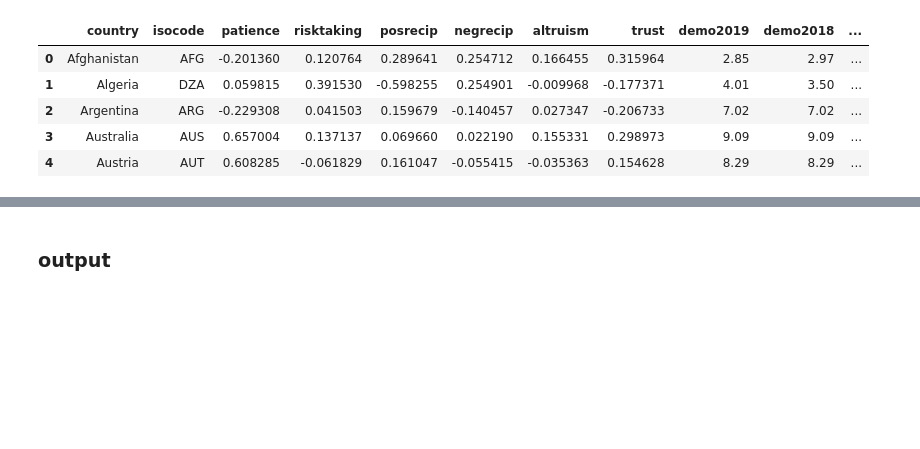
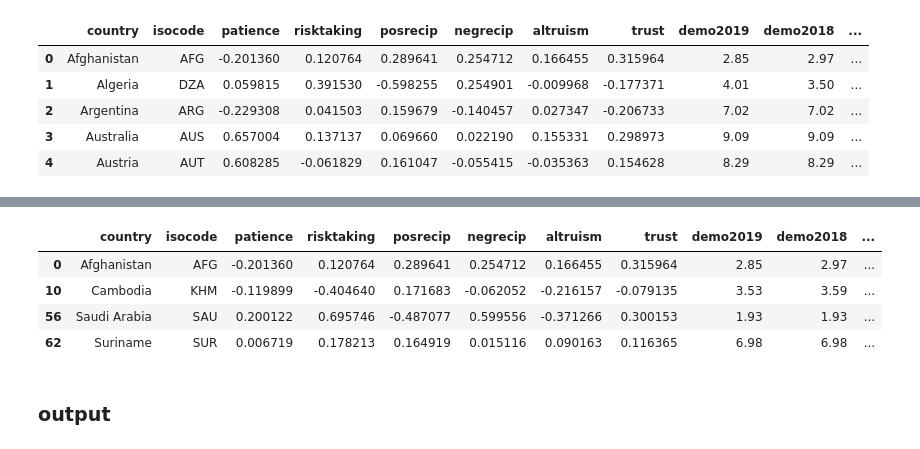
Before and after one commit to amanda8412383/research-module, a Jupyter notebook: cleaning.ipynb, the cells around one changed output, grey strips where cells are left out. Saved outputs shown, nothing was run; the diff lists cells and outputs as text; code cells hidden in the pictures; blank space fills up the shorter version.

```diff
--- a/cleaning.ipynb
+++ b/cleaning.ipynb
@@ -306,0 +314,9 @@ df_add_aid.head()
+# %%
+OECD = ['Austria', 'Belgium', 'Czech Republic', 'Denmark', 'Estonia', 'Finland', 'France', 'Germany', 'Greece', 'Hungary', 'Iceland', 'Ireland', 'Italy', 'Latvia', 'Lithuania', 'Luxembourg', 'Netherlands', 'Norway', 'Poland', 'Portugal', 'Slovak Republic', 'Slovenia', 'Spain', 'Sweden', 'Switzerland', 'United Kingdom']
+EU = [ 'Austria', 'Belgium', 'Bulgaria', 'Croatia', 'Czech Republic', 'Denmark', 'Estonia', 'Finland', 'France', 'Germany', 'Greece', 'Hungary', 'Ireland', 'Italy', 'Latvia', 'Lithuania', 'Luxembourg', 'Malta', 'Netherlands', 'Poland', 'Portugal', 'Romania', 'Slovakia', 'Slovenia', 'Spain', 'Sweden']
+G20_else = ['Argentina', 'Australia', 'Brazil', 'Canada', 'China', 'France', 'Germany', 'India', 'Indonesia', 'Italy', 'Japan', 'Mexico', 'Russia', 'Saudi Arabia', 'South Africa', 'South Korea', 'Turkey', 'United Kingdom', 'United States']
+G20 = G20_else + EU
+# %%
+df_add_oecd = df_add_aid.assign(oecd = df_add_aid[['country']].isin(OECD).astype('int'))
+df_add_g20 = df_add_oecd.assign(g20 = df_add_aid[['country']].isin(G20).astype('int'))
+df_add_g20.head()
@@ -307,3 +347,13 @@ df_add_aid.head()
+# %%
+df_add_gini = pd.merge(df_add_g20, gni_filter, how='left', on="isocode")
+# df_add_gini.shape
+df_add_gini[df_add_gini.filter(regex='gni.*', axis=1).isna().all(axis=1)]
+# %% [output]
+|  | country | isocode | patience | risktaking | posrecip | negrecip | altruism | trust | demo2019 | demo2018 | ... |
+| 0 | Afghanistan | AFG | -0.201360 | 0.120764 | 0.289641 | 0.254712 | 0.166455 | 0.315964 | 2.85 | 2.97 | ... |
+| 10 | Cambodia | KHM | -0.119899 | -0.404640 | 0.171683 | -0.062052 | -0.216157 | -0.079135 | 3.53 | 3.59 | ... |
+| 56 | Saudi Arabia | SAU | 0.200122 | 0.695746 | -0.487077 | 0.599556 | -0.371266 | 0.300153 | 1.93 | 1.93 | ... |
+| 62 | Suriname | SUR | 0.006719 | 0.178213 | 0.164919 | 0.015116 | 0.090163 | 0.116365 | 6.98 | 6.98 | ... |
 # %% [markdown]
 ### output
 # %%
```
Also changed, not shown: parts of 7 cells of this notebook, 5 other files.
